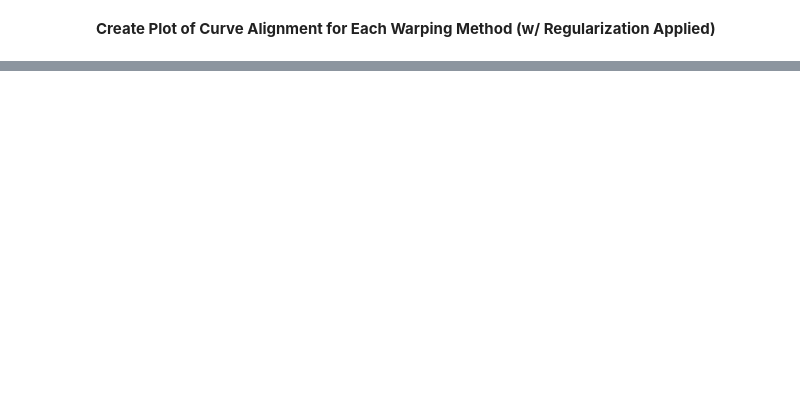
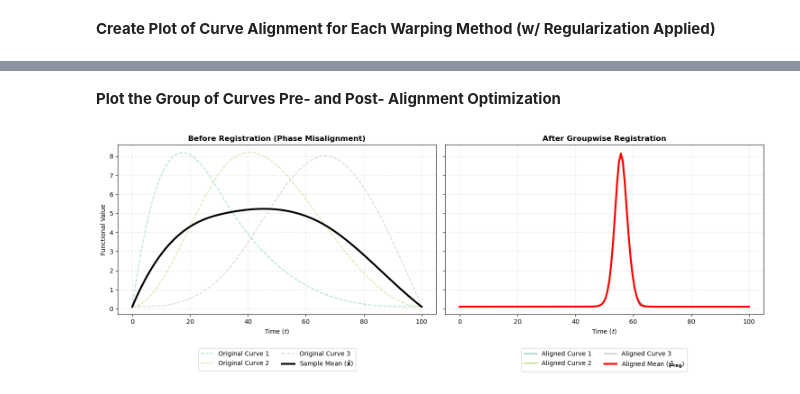
Before and after one commit to tcphan/funktional, a Jupyter notebook: notebooks/shift_registration.ipynb, the cells around one changed output, grey strips where cells are left out. Cells and saved outputs as stored; diff of their text form; code cells hidden in the pictures; blank space fills up the shorter version.

Commit message:
Add groupwise curve alignment capabilities

```diff
--- a/notebooks/shift_registration.ipynb
+++ b/notebooks/shift_registration.ipynb
@@ -259,7 +256,7 @@ curve_registration_power_reg = curveRegistration(
     target_coefs=target_coefs,
     warping_method="power",
     ramsay_basis=ramsay_basis,
-    lam=0.5
+    lam=1e-4
 )
 
 curve_registration_mobius_reg = curveRegistration(
@@ -270,7 +267,7 @@ curve_registration_mobius_reg = curveRegistration(
     target_coefs=target_coefs,
     warping_method="mobius",
     ramsay_basis=ramsay_basis,
-    lam=0.5
+    lam=1e-4
 )
 
 curve_registration_ramsay_reg = curveRegistration(
@@ -281,7 +278,7 @@ curve_registration_ramsay_reg = curveRegistration(
     target_coefs=target_coefs,
     warping_method="ramsay",
     ramsay_basis=ramsay_basis,
-    lam=0.5
+    lam=1e-4
 )
 
 # Retrieve the REGSSE after optimization
@@ -489,0 +514,74 @@ plt.show()
+# %% [markdown]
+**Plot the Group of Curves Pre- and Post- Alignment Optimization**
+# %%
+# 1. Initialize arrays to hold the functional values over time
+n_curves = group_registration.n_curves
+t_grid = group_registration.t_grid
+
+original_curves = np.zeros((len(t_grid), n_curves))
+aligned_curves = np.zeros((len(t_grid), n_curves))
+
+# 2. Reconstruct the curves using the optimized parameter matrix
+# optimization_results.x_matrix has shape (n_curves, n_parameters_per_curve)
+optimized_param_matrix = optimization_results.x_matrix
+
+for i in range(n_curves):
+    # Reconstruct the original curve (unwarped, using identity h(t) = t)
+    original_curves[:, i] = group_registration.x_basis.evaluate(t_grid) @ group_registration.x_coefs_matrix[i, :]
+
+    # Retrieve the specific warping parameters optimized for this curve
+    curve_params = optimized_param_matrix[i, :]
+
+    # Generate the warped timeline h_i(t)
+    h_t_optimized = group_registration.warping_objects[i](curve_params)
+    h_t_optimized = np.clip(h_t_optimized, t_grid[0], t_grid[-1])
+
+    # Evaluate the registered curve: x_i(h_i(t))
+    aligned_curves[:, i] = group_registration.x_basis.evaluate(h_t_optimized) @ group_registration.x_coefs_matrix[i, :]
+
+# 3. Calculate population means
+initial_mean = np.mean(original_curves, axis=1)
+aligned_mean = np.mean(aligned_curves, axis=1)
+
+# 4. Set up the visualization canvas (2 Subplots side-by-side)
+fig, axes = plt.subplots(1, 2, figsize=(15, 5.5), sharey=True)
+distinct_colors = plt.cm.get_cmap("Set2", n_curves)
+
+# -------------------------------------------------------------
+# LEFT PANEL: Before Registration (Raw Phase Variance)
+# -------------------------------------------------------------
+for i in range(n_curves):
+    axes[0].plot(t_grid, original_curves[:, i], color=distinct_colors(i), alpha=0.5,
+                 linestyle="--", label=f"Original Curve {i+1}")
+# Overlay the cross-sectional mean before alignment
+axes[0].plot(t_grid, initial_mean, color="black", linewidth=3, label="Sample Mean ($\mathbf{\\bar{x}}$)")
+
+axes[0].set_title("Before Registration (Phase Misalignment)", fontsize=12, fontweight="bold")
+axes[0].set_xlabel("Time ($t$)", fontsize=10)
+axes[0].set_ylabel("Functional Value", fontsize=10)
+axes[0].grid(True, linestyle=":", alpha=0.6)
+axes[0].legend(loc="upper center", bbox_to_anchor=(0.5, -0.18), ncol=2, frameon=True)
+
+# -------------------------------------------------------------
+# RIGHT PANEL: After Registration (Groupwise Amplitude Convergence)
+# -------------------------------------------------------------
+for i in range(n_curves):
+    # FIX: Define the label string on its own line before passing it to plot()
+    curve_label = f"Aligned Curve {i+1}"
+    axes[1].plot(t_grid, aligned_curves[:, i], color=distinct_colors(i), alpha=0.7,
+                 linewidth=2, label=curve_label)
+
+# Overlay the sharp group population mean after alignment
+axes[1].plot(t_grid, aligned_mean, color="red", linewidth=3, label="Aligned Mean ($\mathbf{\\bar{\mu}_{reg}}$)")
+
+axes[1].set_title("After Groupwise Registration", fontsize=12, fontweight="bold")
+axes[1].set_xlabel("Time ($t$)", fontsize=10)
+axes[1].grid(True, linestyle=":", alpha=0.6)
+axes[1].legend(loc="upper center", bbox_to_anchor=(0.5, -0.18), ncol=2, frameon=True)
+
+# Adjust layout bounding box to clean up bottom space for external legends
+plt.tight_layout()
+plt.subplots_adjust(bottom=0.25)
+plt.show()
+# %% [output]
+[figure, added]
```
Also changed, not shown: parts of 12 cells of this notebook, 1 other file.
